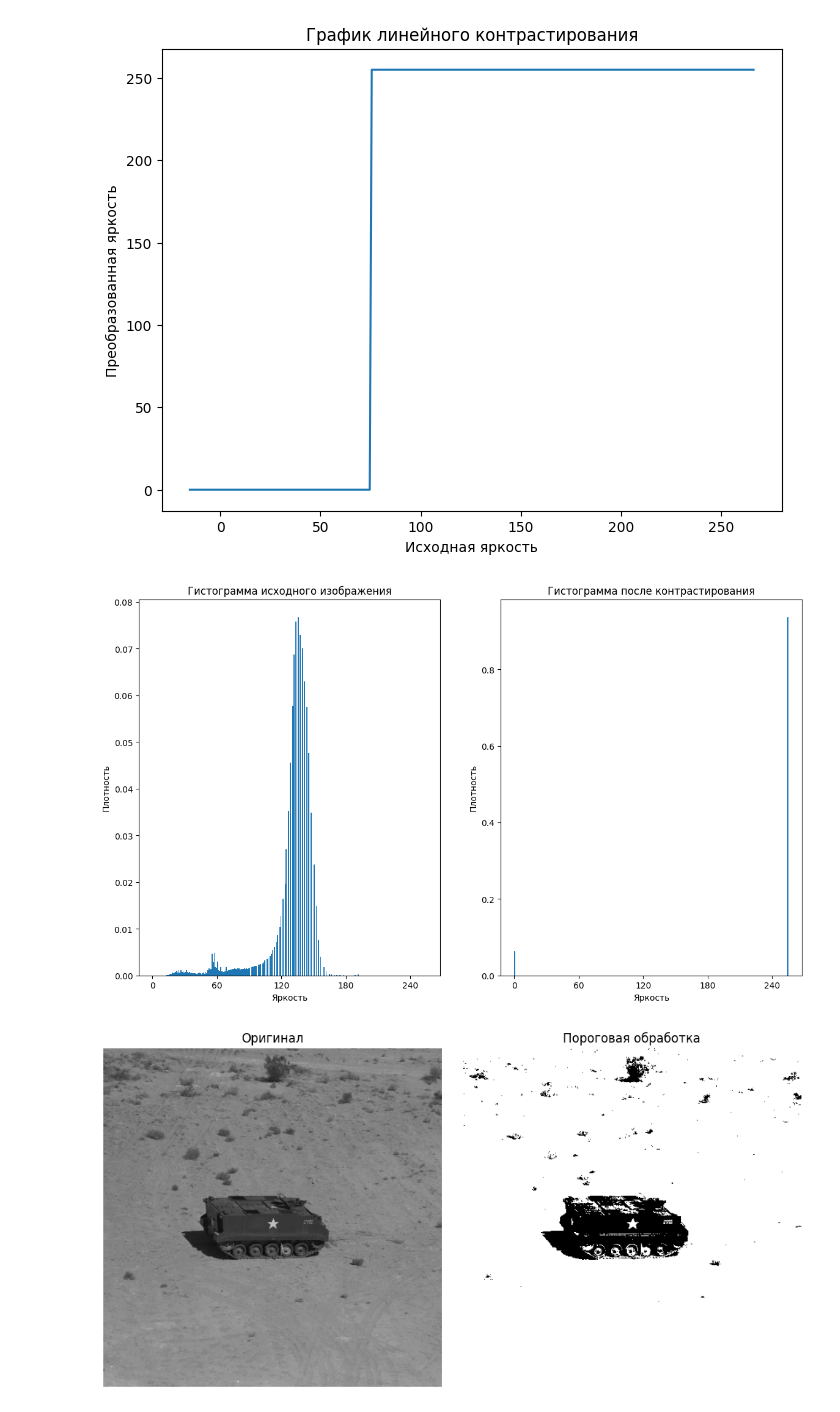
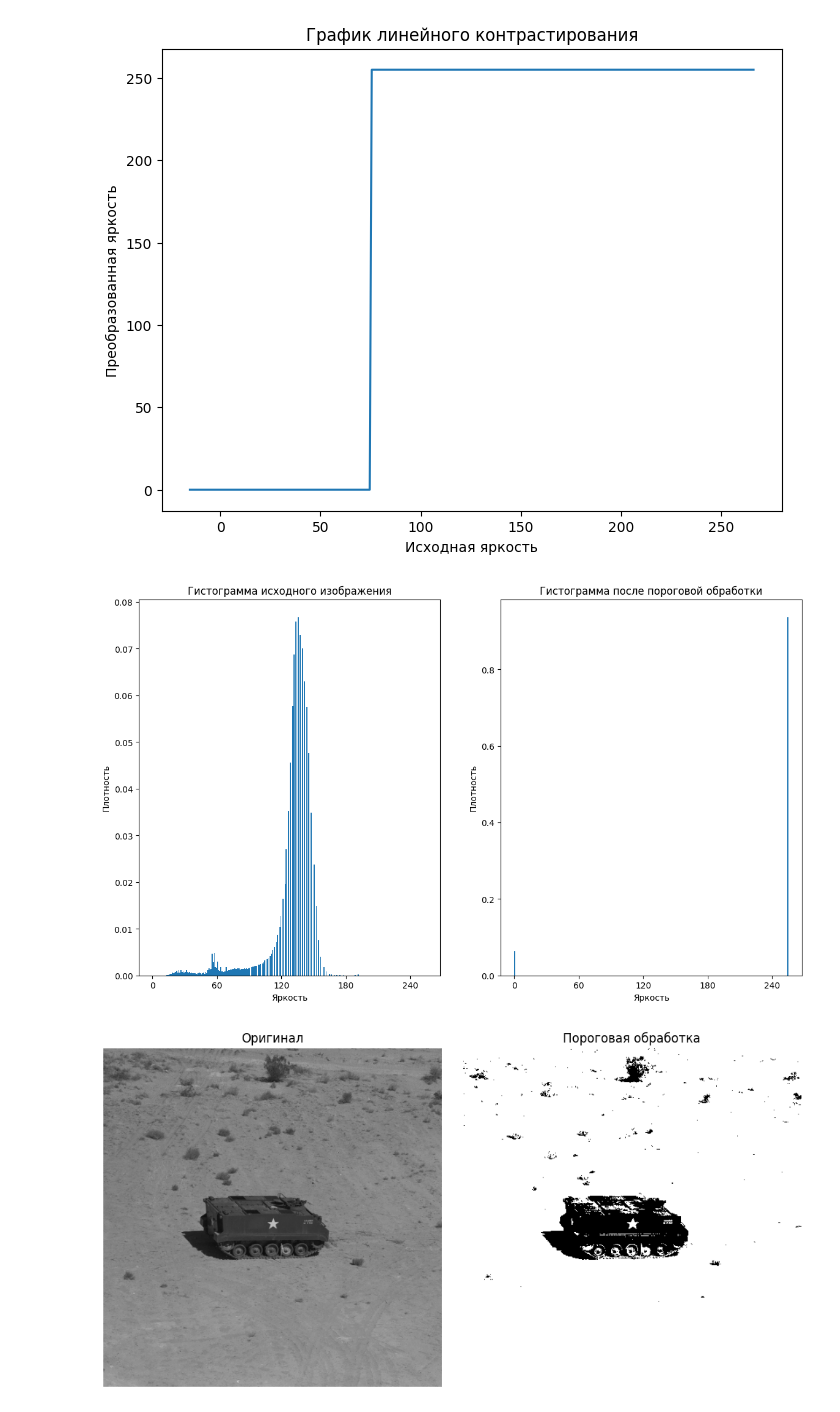
Before and after one commit to razzzenya/IMAGE_LAB1, a Jupyter notebook: main.ipynb, the cells around one changed output. Drawn from its saved outputs; the diff is of its cells as text; code cells hidden in the pictures.

```diff
--- a/main.ipynb
+++ b/main.ipynb
@@ -31,22 +31,22 @@ plt.show()
 # %%
 fig, axes = plt.subplots(1, 2, figsize=(14,8))
 bins = np.arange(0, 256, 1)
 
 f_values, f_bins, _ = axes[0].hist(img_np.flatten(), bins=bins, density=True)
 g_values_binarized, g_bins_binarized, _ = axes[1].hist(binary_img.flatten(), bins=bins, density=True)
 axes[0].set_title('Гистограмма исходного изображения')
 axes[0].set_xlabel('Яркость')
 axes[0].set_ylabel('Плотность')
 
-axes[1].set_title('Гистограмма после контрастирования')
+axes[1].set_title('Гистограмма после пороговой обработки')
 axes[1].set_xlabel('Яркость')
 axes[1].set_ylabel('Плотность')
 for ax in axes:
     ax.set_xticks(np.arange(0, 256, 60))
 
 plt.show()
 # %% [output]
-[figure, old version]
+[figure, new version]
 # %%
 img1 = Image.open(filename)
 img2 = Image.open('binary.tif')
```
Also changed, not shown: parts of 6 cells of this notebook.
